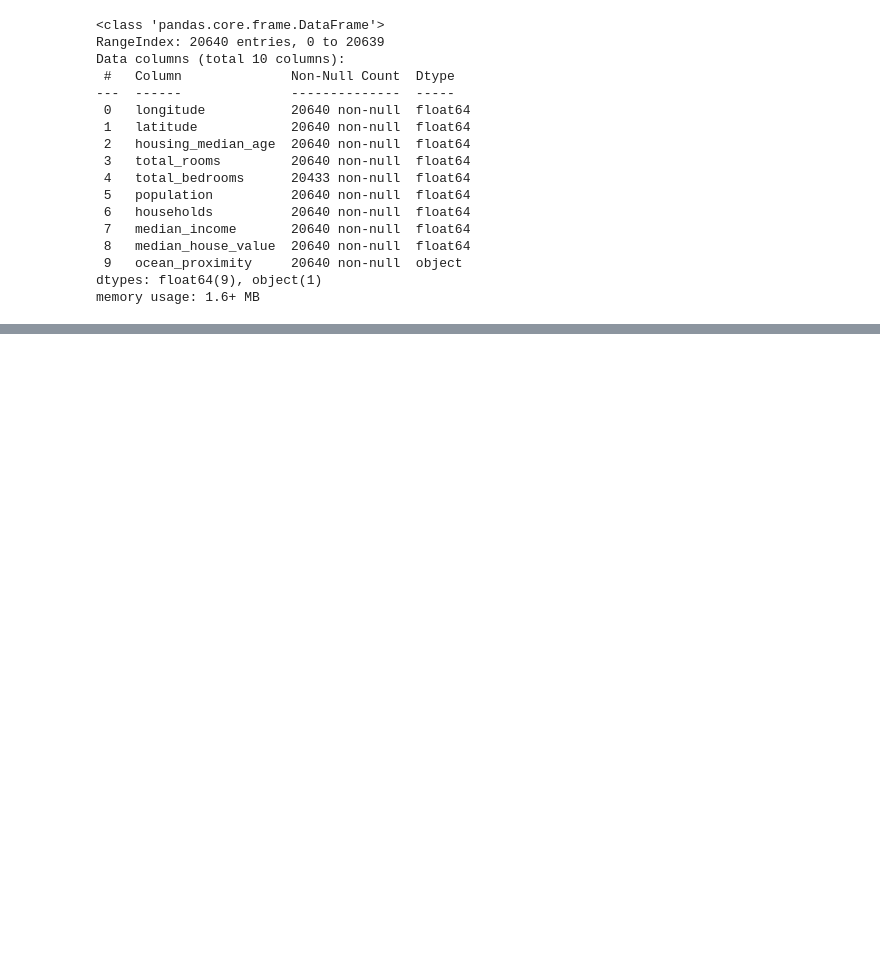
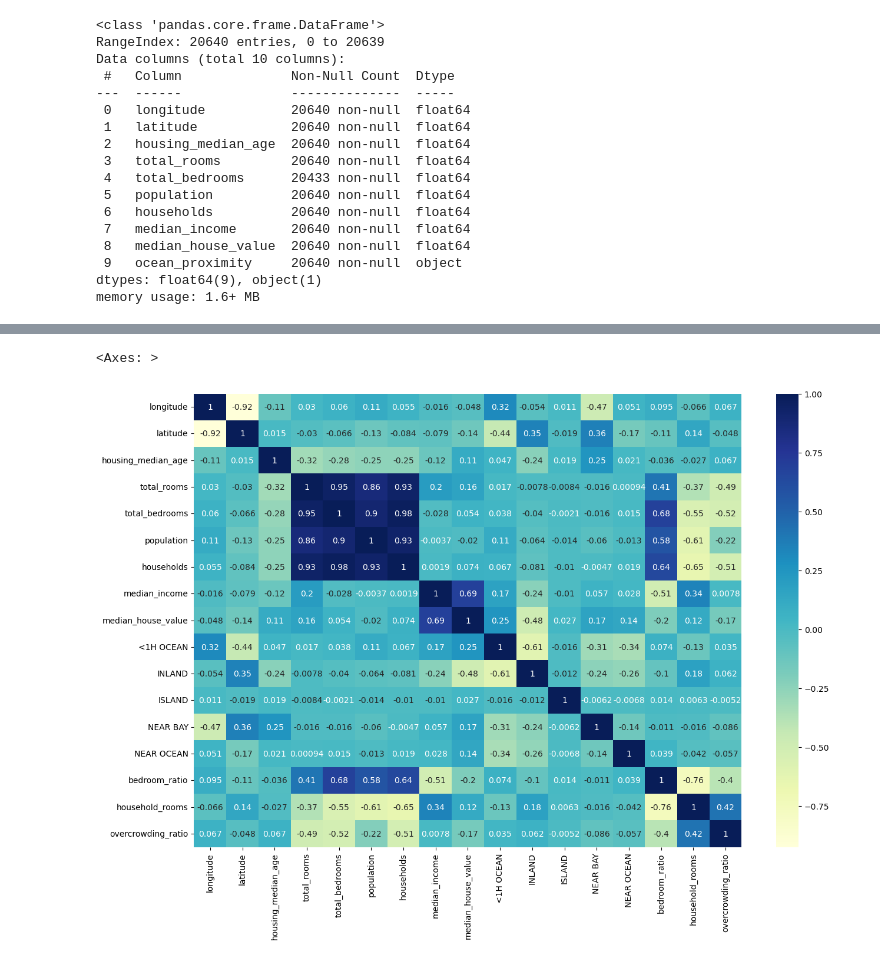
Before and after one commit to alessandroco/california-real-estate-price-prediction, a Jupyter notebook: analysis.ipynb, the cells around one changed output, grey strips where cells are left out. Drawn from its saved outputs; the diff is of its cells as text; code cells hidden in the pictures; blank space fills up the shorter version.

```diff
--- a/analysis.ipynb
+++ b/analysis.ipynb
@@ -116,0 +232,23 @@ plt.show()
+# %%
+# Moving on to feature engineering:
+# An interesting information would be the ratio of bedrooms for number of rooms...
+# to later check if there is a correlation between "overcrowded areas" and median house value
+# to do this we'd want to get a "ratio" of these 2 variables by deviding total bedrooms by total rooms
+
+train_data['bedroom_ratio'] = train_data['total_bedrooms'] / train_data['total_rooms']
+
+# to also understand how many rooms the usual household has
+# we'd want to divide the total rooms by the total households
+
+train_data['household_rooms'] = train_data['total_rooms'] / train_data['households']
+
+
+# other interesting feature would also be features to see how overcrowded an area actually is :
+
+train_data["overcrowding_ratio"] = train_data["population"] / train_data["households"]
+# %%
+plt.figure(figsize=(15,10))
+sns.heatmap(train_data.corr(), annot=True, cmap="YlGnBu")
+# %% [output]
+<Axes: >
+[figure, added]
```
Also changed, not shown: parts of 19 cells of this notebook, 1 other file.
